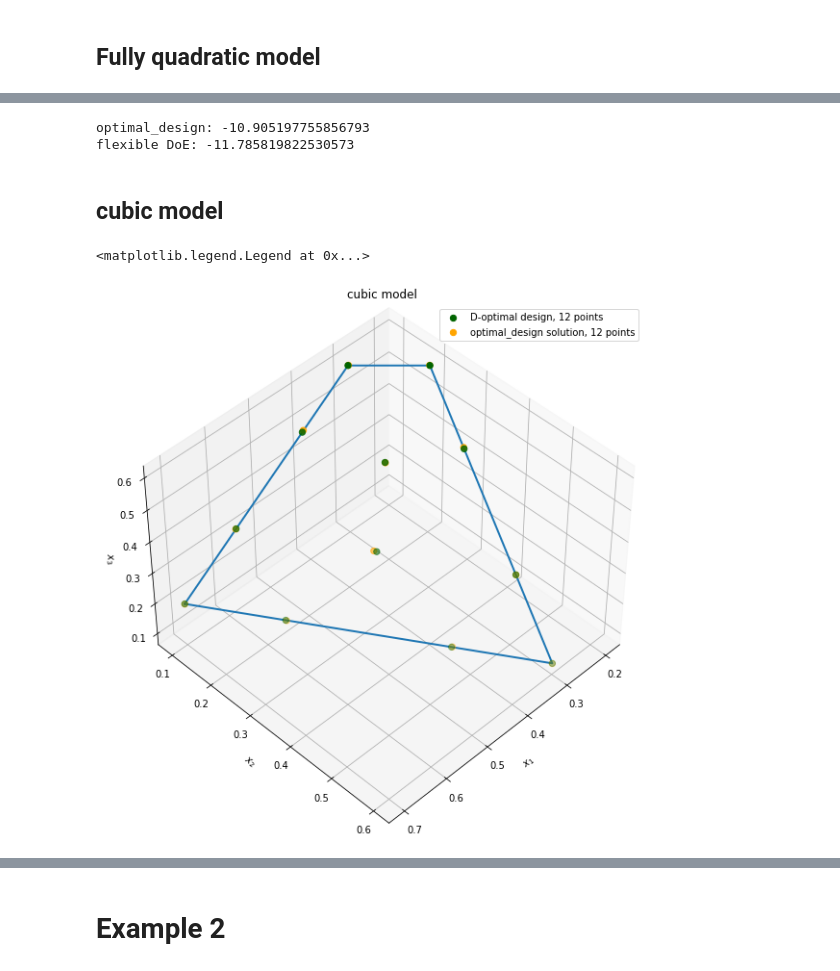
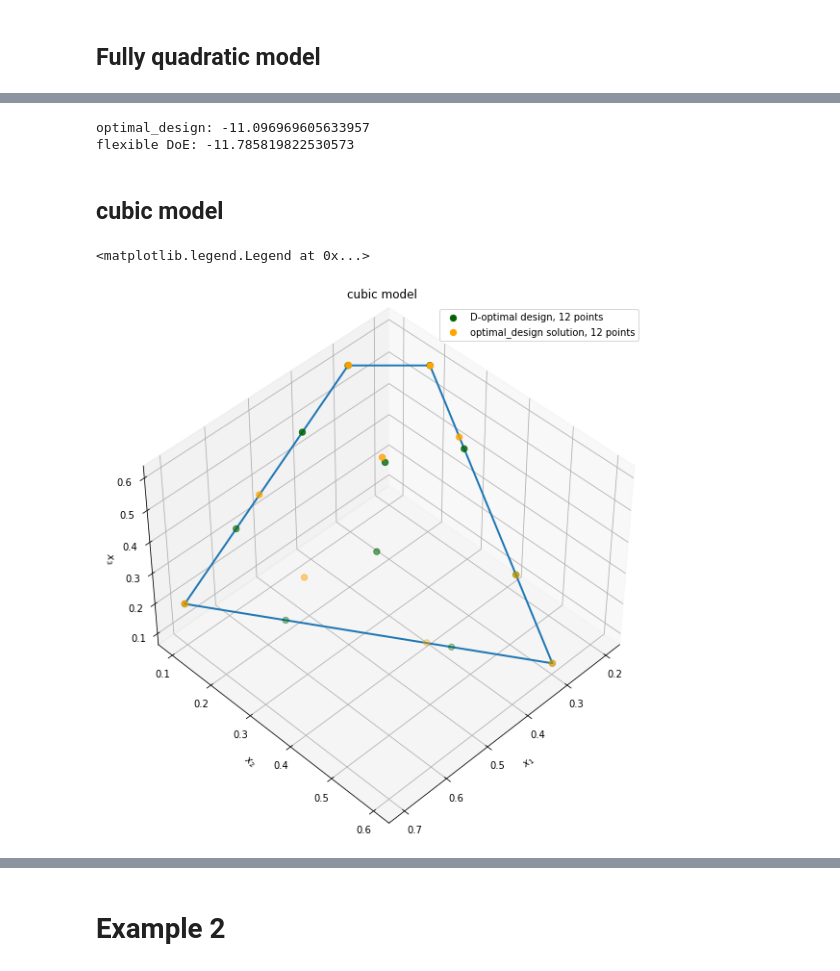
Before and after one commit to basf/doe, a Jupyter notebook: examples/linear_equalities_and_inequalities.ipynb, the cells around one changed output, grey strips where cells are left out. Cells and saved outputs as stored; diff of their text form; code cells hidden in the pictures.

```diff
--- a/examples/linear_equalities_and_inequalities.ipynb
+++ b/examples/linear_equalities_and_inequalities.ipynb
@@ -204,5 +204,5 @@ plt.legend()
 # %%
-model_formula = get_formula_from_string(problem, "fully-quadratic")
+model_formula = get_formula_from_string(problem=problem, model_type="fully-quadratic")
 
 #optimal_design
 A = pd.DataFrame(d_optimal_design.T, columns=problem.inputs.names)
@@ -214,7 +214,7 @@ A = pd.DataFrame(d_flexible_doe.T, columns=problem.inputs.names)
 A = model_formula.get_model_matrix(A)
 print("flexible DoE:", np.sum(np.log(np.sort(np.abs(np.linalg.eigvals(A.T @ A)))[4:])))
 # %% [output]
-optimal_design: -10.905197755856793
+optimal_design: -11.096969605633957
 flexible DoE: -11.785819822530573
 # %% [markdown]
 ## cubic model
@@ -223,7 +223,7 @@ d_opt = np.array([
     [0.7, 0.3, 0.2, 0.3, 0.5902, 0.4098, 0.2702, 0.2279, 0.4118, 0.5738, 0.4211, 0.3360],
     [0.1, 0.6, 0.2, 0.1, 0.2373, 0.4628, 0.4808, 0.3117, 0.1, 0.1, 0.2911, 0.2264],
     [0.2, 0.1, 0.6, 0.6, 0.1725, 0.1274, 0.249, 0.4604, 0.4882, 0.3262, 0.2878, 0.4376],
-]).T
+])
 
 d_optimal_design = np.array(
     [
@@ -240,7 +240,7 @@ d_optimal_design = np.array(
         [0.227553, 0.310210, 0.463237],
         [0.199800, 0.199200, 0.600000],
     ]
-)
+).T
 
 
 fig = plt.figure(figsize=((10,10)))
@@ -251,40 +251,40 @@ ax.set_xlabel("$x_1$")
 ax.set_ylabel("$x_2$")
 ax.set_zlabel("$x_3$")
 plt.rcParams["figure.figsize"] = (10,8)
 
 #plot feasible polytope
 ax.plot(
     xs=[7/10, 3/10, 1/5, 3/10, 7/10],
     ys=[1/10, 3/5, 1/5, 1/10, 1/10],
     zs=[1/5, 1/10, 3/5, 3/5, 1/5],
     linewidth=2
 )
 
 #plot D-optimal solution
 ax.scatter(
-    xs=d_opt.T[0],
-    ys=d_opt.T[1],
-    zs=d_opt.T[2],
+    xs=d_opt[0],
+    ys=d_opt[1],
+    zs=d_opt[2],
     marker="o",
     s=40,
     color="darkgreen",
     label="D-optimal design, 12 points"
 )
 
 ax.scatter(
-    xs=d_optimal_design.T[0],
-    ys=d_optimal_design.T[1],
-    zs=d_optimal_design.T[2],
+    xs=d_optimal_design[0],
+    ys=d_optimal_design[1],
+    zs=d_optimal_design[2],
     marker="o",
     s=40,
     color="orange",
     label="optimal_design solution, 12 points"
 )
 
 plt.legend()
 # %% [output]
 <matplotlib.legend.Legend at 0x...>
-[figure, old version]
+[figure, new version]
 # %%
 f = "-1 + x1 + x2 + x3 + x1:x2 + x1:x3 + x2:x3"
 for i in range(1,3):
```
Also changed, not shown: parts of 7 cells of this notebook, 1 other file.
